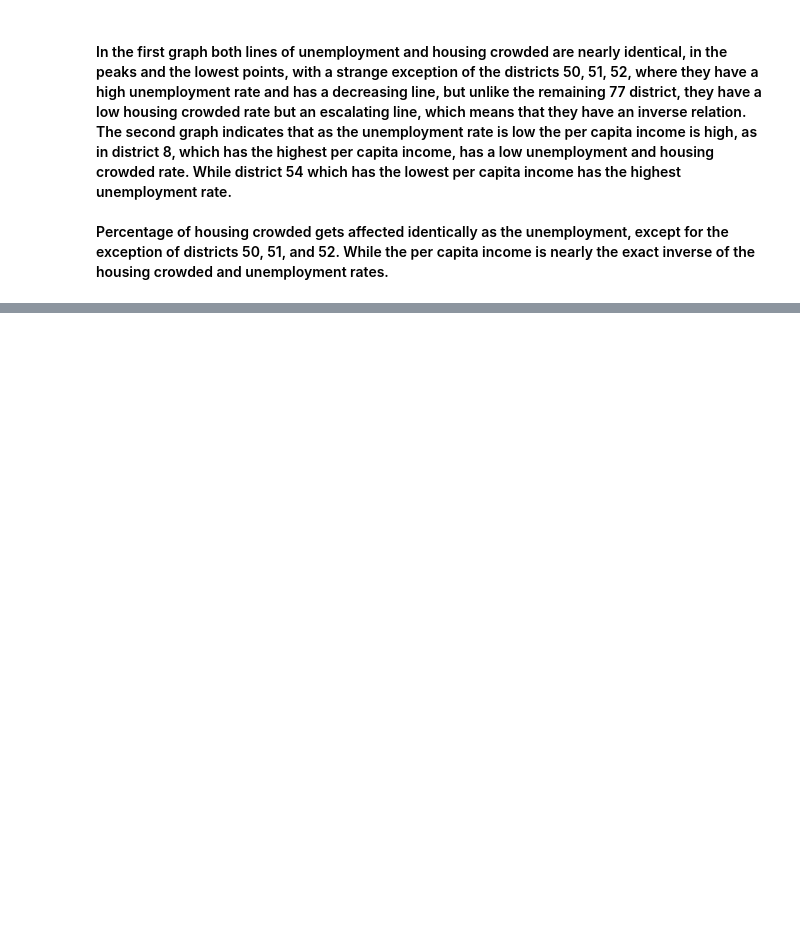
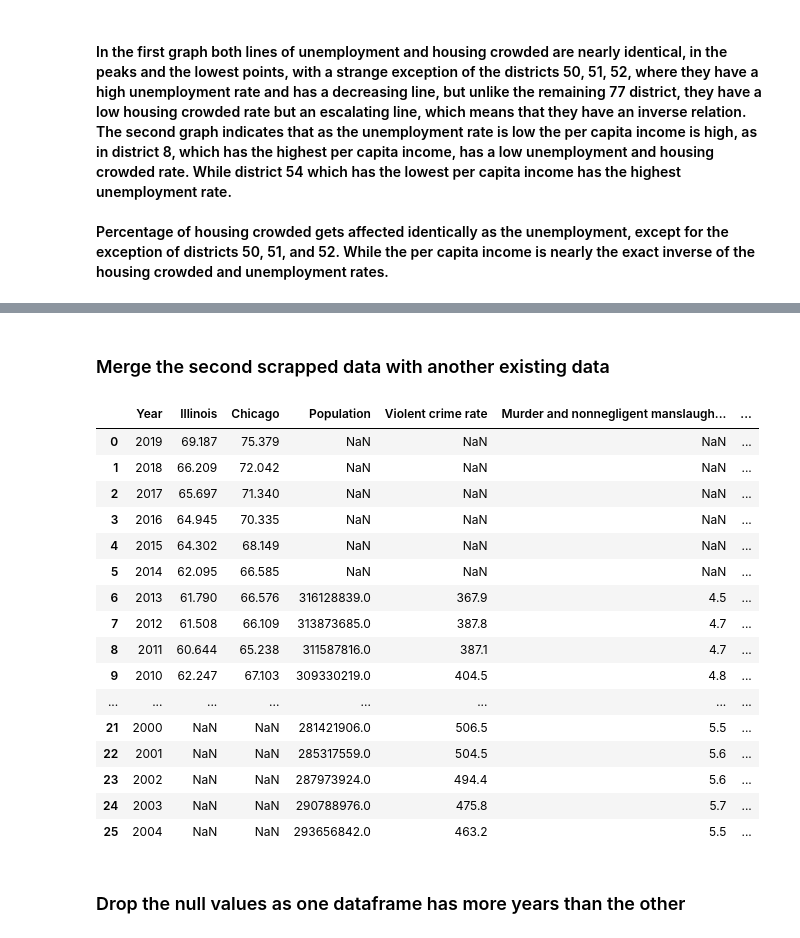
Before and after one commit to ZakDoo/Crime-and-Socioeconomics-Indicators-in-Chicago, a Jupyter notebook: Group4DataScience.ipynb, the cells around one changed output, grey strips where cells are left out. Cells and saved outputs as stored; diff of their text form; code cells hidden in the pictures; blank space fills up the shorter version.

```diff
--- a/Group4DataScience.ipynb
+++ b/Group4DataScience.ipynb
@@ -885,0 +958,2 @@ Percentage of housing crowded gets affected identically as the unemployment, exc
+# %%
+incomeClean=incomeClean.drop('US', axis=1)
@@ -885,0 +1317,30 @@ Percentage of housing crowded gets affected identically as the unemployment, exc
+# %% [markdown]
+### Merge the second scrapped data with another existing data
+# %%
+incomeClean=incomeClean.rename(columns = {'Date':'Year'})
+# %%
+incomeClean['Year']=incomeClean['Year'].astype(int)
+# %%
+EcoMerge=pd.merge(incomeClean, dfQ1, how='outer', on='Year')
+# %%
+EcoMerge
+# %% [output]
+|  | Year | Illinois | Chicago | Population | Violent crime rate | Murder and nonnegligent manslaugh... | ... |
+| 0 | 2019 | 69.187 | 75.379 | NaN | NaN | NaN | ... |
+| 1 | 2018 | 66.209 | 72.042 | NaN | NaN | NaN | ... |
+| 2 | 2017 | 65.697 | 71.340 | NaN | NaN | NaN | ... |
+| 3 | 2016 | 64.945 | 70.335 | NaN | NaN | NaN | ... |
+| 4 | 2015 | 64.302 | 68.149 | NaN | NaN | NaN | ... |
+| 5 | 2014 | 62.095 | 66.585 | NaN | NaN | NaN | ... |
+| 6 | 2013 | 61.790 | 66.576 | 316128839.0 | 367.9 | 4.5 | ... |
+| 7 | 2012 | 61.508 | 66.109 | 313873685.0 | 387.8 | 4.7 | ... |
+| 8 | 2011 | 60.644 | 65.238 | 311587816.0 | 387.1 | 4.7 | ... |
+| 9 | 2010 | 62.247 | 67.103 | 309330219.0 | 404.5 | 4.8 | ... |
+| ... | ... | ... | ... | ... | ... | ... | ... |
+| 21 | 2000 | NaN | NaN | 281421906.0 | 506.5 | 5.5 | ... |
+| 22 | 2001 | NaN | NaN | 285317559.0 | 504.5 | 5.6 | ... |
+| 23 | 2002 | NaN | NaN | 287973924.0 | 494.4 | 5.6 | ... |
+| 24 | 2003 | NaN | NaN | 290788976.0 | 475.8 | 5.7 | ... |
+| 25 | 2004 | NaN | NaN | 293656842.0 | 463.2 | 5.5 | ... |
+# %% [markdown]
+### Drop the null values as one dataframe has more years than the other
```
Also changed, not shown: parts of 135 cells of this notebook.
